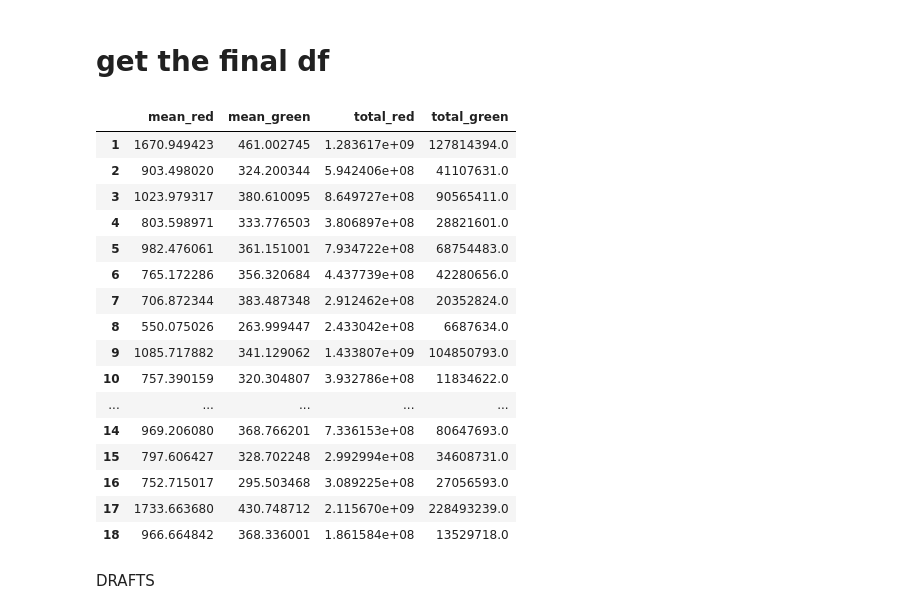
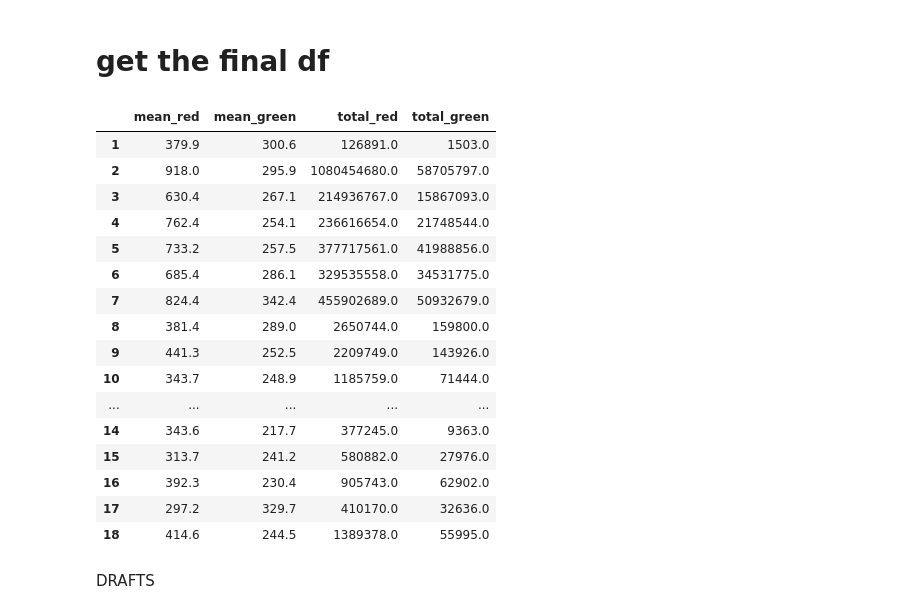
Before and after one commit to sansachenlelele/connectome_analysis_fisherlab, a Jupyter notebook: analysis_get-main-value-25summer.ipynb, the cells around one changed output. Drawn from its saved outputs; the diff is of its cells as text; code cells hidden in the pictures.

```diff
--- a/analysis_get-main-value-25summer.ipynb
+++ b/analysis_get-main-value-25summer.ipynb
@@ -443,9 +443,9 @@ def get_z_ranges(fly, Z=None, clip=False):
             if bad:
                 raise ValueError(f"z_ranges for {fly} exceed Z={Z}: bad entries {bad[:5]}{'...' if len(bad)>5 else ''}")
     return rngs
+# %%
+current_fly = "fly3_left"   # <-- switch here
 # %%
-current_fly = "fly1"   # <-- switch here
-
 assets_image = load_fly(current_fly)
 red_channel = assets_image["red_channel"]
 green_channel = assets_image["green_channel"]
@@ -529,7 +529,7 @@ def per_slice_percentiles_red_and_green_diff(
     red_channel,
     green_channel,
     label_mask_checking,
-    q=0.80,                 # float (old behavior) OR (q_red, q_green) as tuple/list
+    q,                 # float (old behavior) OR (q_red, q_green) as tuple/list
     roi_id=None,            # if None, auto-pick the largest positive label in the labels file
     exclude_zero=False,     # ignore zeros inside the ROI (both channels)
     round_pct=1             # round the reported percentages to this many decimals
@@ -647,7 +647,7 @@ def per_slice_percentiles_red_and_green_diff(
 # %%
 df_bg = per_slice_percentiles_red_and_green_diff(
     red_channel, green_channel, label_mask_checking,
-    q=(0.995, 0.95), roi_id=None, exclude_zero=False, round_pct=1
+    q=(0.985, 0.95), roi_id=None, exclude_zero=False, round_pct=1
 )
 df_bg
 # %% [output]
@@ -799,6 +799,8 @@ napari.run()
 
 # Build per-Z threshold arrays from df_bg (assumes df_bg has columns: 'z','red_threshold','green_threshold')
 # NOTE: df_bg['z'] is expected to be 0-based Z indices (as produced by per_slice_percentiles_for_roi).
+pd.set_option("display.float_format", lambda v: f"{v:.1f}")
+
 if not {'z','red_threshold','green_threshold'}.issubset(set(df_bg.columns)):
     raise ValueError("df_bg must have columns: 'z', 'red_threshold', 'green_threshold'.")
 
@@ -878,53 +880,53 @@ for i in range(1, n_glom + 1):
     mask_green = mask_red & (green_sub > thr_green_sub)     # mask_green = a 3D array of T/F where T is in pixels only both conditions are met. NOTE: mask_green is built on mask_red!!!!!!!!!
 
     # ---- Extract values ----
     red_vals   = red_sub[mask_red]                          # applies the True/False mask and keeps only the voxels where the mask is T to red_sub, which is the origianl image with only some z slices included. red_vals is no longer a 3D array, but a 1D array, with entries being the signal value from the T pixels.
     green_vals = green_sub[mask_green]
 
     # ---- Save stats (NaN if empty) ----
     n_red_px[i - 1]   = red_vals.size
     n_green_px[i - 1] = green_vals.size
 
-    mean_red[i - 1]    = red_vals.mean()   if red_vals.size   else np.nan
-    total_red[i - 1]   = red_vals.sum()    if red_vals.size   else np.nan
-    mean_green[i - 1]  = green_vals.mean() if green_vals.size else np.nan
-    total_green[i - 1] = green_vals.sum()  if green_vals.size else np.nan
+    mean_red[i - 1]    = np.round(red_vals.mean(),  1)   if red_vals.size   else np.nan
+    total_red[i - 1]   = np.round(red_vals.sum(),   1)    if red_vals.size   else np.nan
+    mean_green[i - 1]  = np.round(green_vals.mean(),1) if green_vals.size else np.nan
+    total_green[i - 1] = np.round(green_vals.sum(), 1)  if green_vals.size else np.nan
 
 # Optional: quick sanity check that subset property holds
 if not np.all(n_green_px <= n_red_px):
     print("Warning: some ROIs have more green pixels than red pixels — check thresholds and masks.")
 
 # Assemble results
 df_means = pd.DataFrame(
     {
         'mean_red':    mean_red,
         'mean_green':  mean_green,
         'total_red':   total_red,
         'total_green': total_green,
         #'n_red_px':    n_red_px,
         #'n_green_px':  n_green_px,
     },
     index=np.arange(1, n_glom + 1)
 )
 df_means
 # %% [output]
 |  | mean_red | mean_green | total_red | total_green |
-| 1 | 1670.949423 | 461.002745 | 1.283617e+09 | 127814394.0 |
-| 2 | 903.498020 | 324.200344 | 5.942406e+08 | 41107631.0 |
-| 3 | 1023.979317 | 380.610095 | 8.649727e+08 | 90565411.0 |
-| 4 | 803.598971 | 333.776503 | 3.806897e+08 | 28821601.0 |
-| 5 | 982.476061 | 361.151001 | 7.934722e+08 | 68754483.0 |
-| 6 | 765.172286 | 356.320684 | 4.437739e+08 | 42280656.0 |
-| 7 | 706.872344 | 383.487348 | 2.912462e+08 | 20352824.0 |
-| 8 | 550.075026 | 263.999447 | 2.433042e+08 | 6687634.0 |
-| 9 | 1085.717882 | 341.129062 | 1.433807e+09 | 104850793.0 |
-| 10 | 757.390159 | 320.304807 | 3.932786e+08 | 11834622.0 |
+| 1 | 379.9 | 300.6 | 126891.0 | 1503.0 |
+| 2 | 918.0 | 295.9 | 1080454680.0 | 58705797.0 |
+| 3 | 630.4 | 267.1 | 214936767.0 | 15867093.0 |
+| 4 | 762.4 | 254.1 | 236616654.0 | 21748544.0 |
+| 5 | 733.2 | 257.5 | 377717561.0 | 41988856.0 |
+| 6 | 685.4 | 286.1 | 329535558.0 | 34531775.0 |
+| 7 | 824.4 | 342.4 | 455902689.0 | 50932679.0 |
+| 8 | 381.4 | 289.0 | 2650744.0 | 159800.0 |
+| 9 | 441.3 | 252.5 | 2209749.0 | 143926.0 |
+| 10 | 343.7 | 248.9 | 1185759.0 | 71444.0 |
 | ... | ... | ... | ... | ... |
-| 14 | 969.206080 | 368.766201 | 7.336153e+08 | 80647693.0 |
-| 15 | 797.606427 | 328.702248 | 2.992994e+08 | 34608731.0 |
-| 16 | 752.715017 | 295.503468 | 3.089225e+08 | 27056593.0 |
-| 17 | 1733.663680 | 430.748712 | 2.115670e+09 | 228493239.0 |
-| 18 | 966.664842 | 368.336001 | 1.861584e+08 | 13529718.0 |
+| 14 | 343.6 | 217.7 | 377245.0 | 9363.0 |
+| 15 | 313.7 | 241.2 | 580882.0 | 27976.0 |
+| 16 | 392.3 | 230.4 | 905743.0 | 62902.0 |
+| 17 | 297.2 | 329.7 | 410170.0 | 32636.0 |
+| 18 | 414.6 | 244.5 | 1389378.0 | 55995.0 |
 # %%
 df_means.to_csv(f"{current_fly}.csv")
 # %%
```
Also changed, not shown: parts of 5 cells of this notebook, 2 other files.
